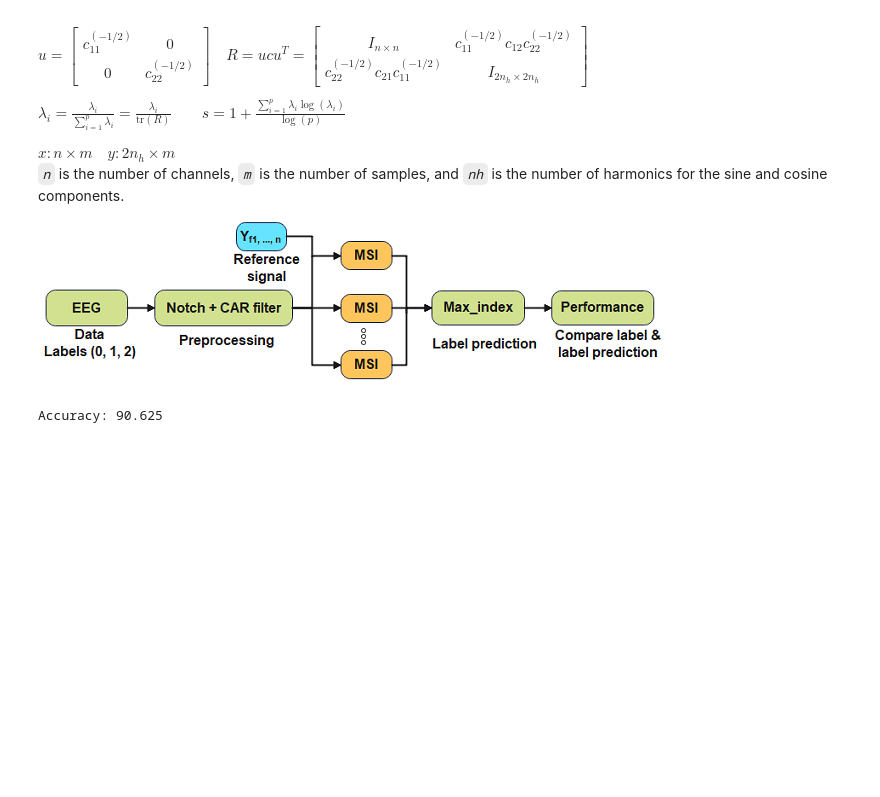
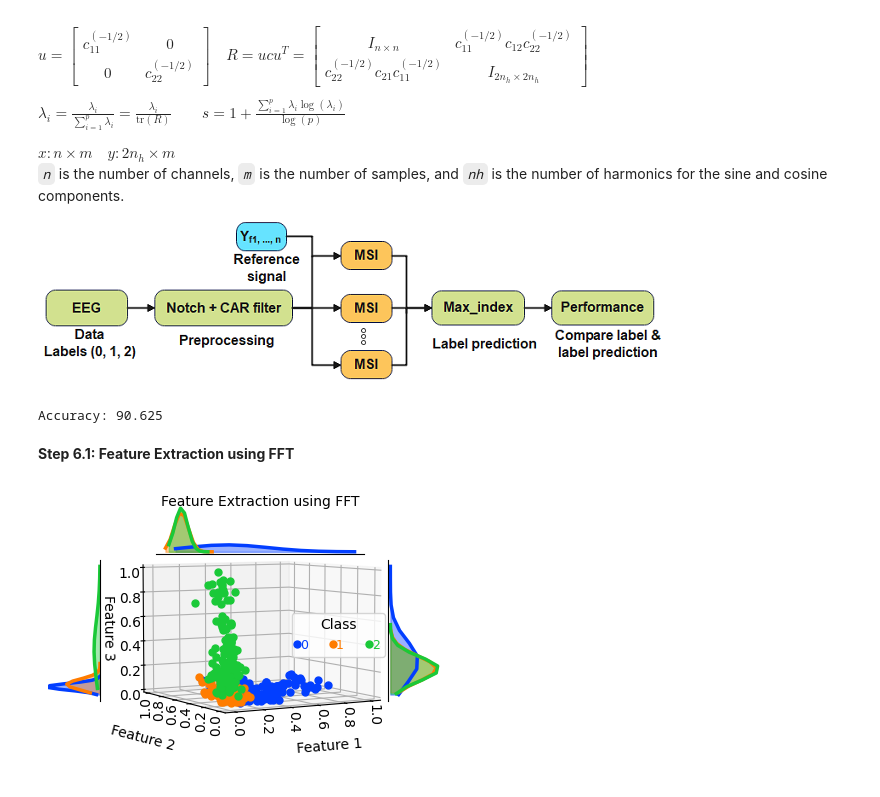
Before and after one commit to RezaSaadatyar/SSVEP-based-EEG-signal-processing, a Jupyter notebook: Code/Python/SSVEP.ipynb, the cells around one changed output. Cells and saved outputs as stored; diff of their text form; code cells hidden in the pictures; blank space fills up the shorter version.

```diff
--- a/Code/Python/SSVEP.ipynb
+++ b/Code/Python/SSVEP.ipynb
@@ -550,3 +520,33 @@ predict_label = MSI.msi(data_car, fs, f_stim, num_channel, num_harmonic)
 print(f"Accuracy: {np.sum(labels == predict_label) / len(predict_label) * 100:.3f}")
 # %% [output]
 Accuracy: 90.625
+# %% [markdown]
+**Step 6.1: Feature Extraction using FFT**
+# %%
+# ----------------------------------- Step 1: Combine all of datasets ----------------------------------------
+data_total = np.concatenate((data1, data2, data3), axis=2)
+labels = np.concatenate((np.full(data1.shape[-1], 0), np.full(data2.shape[-1], 1), np.full(data3.shape[-1], 2)))
+# -------------------------------- Step 2: Filtering for all of datasets -------------------------------------
+order = 3                # Define filter order
+notch_freq = 50          # Define frequency to be removed from the signal for notch filter (Hz)
+quality_factor = 20      # Define quality factor for the notch filter
+subbands = [[12, 16, 20],
+            [14, 18, 22]]
+f_low = np.min(subbands) - 1  # Define lower cutoff frequency for the bandpass filter (Hz)
+f_high = np.max(subbands) + 1 # Define upper cutoff frequency for the bandpass filter (Hz)
+notch_filter = "on"       # on or off
+filter_active = "on"      # on or off
+type_filter = "bandpass"  # low, high, bandpass, or bandstop
+# Apply notch filter to the EEG data using the Filtering.filtering function
+filtered_data = Filtering.filtering(data_total, f_low, f_high, order, fs, notch_freq, quality_factor,
+                                    filter_active, notch_filter, type_filter)
+# ------------------------------------- Step 3: CAR for all of datasets --------------------------------------
+data_car = Common_average_reference.car(filtered_data)
+# ---------------------------------- Step 4: Feature Extraction using FFT ------------------------------------
+num_channel = [0, 1]   # Number of Channel
+title = f"Feature Extraction using FFT"
+
+features = FFT_Feature_Extraction.fft_feature_extraction(data_car, labels, fs, num_channel, subbands, title,
+                                                         location_legend=5, display_figuare="on")
+# %% [output]
+[figure, added]
```
Also changed, not shown: parts of 2 cells of this notebook.
